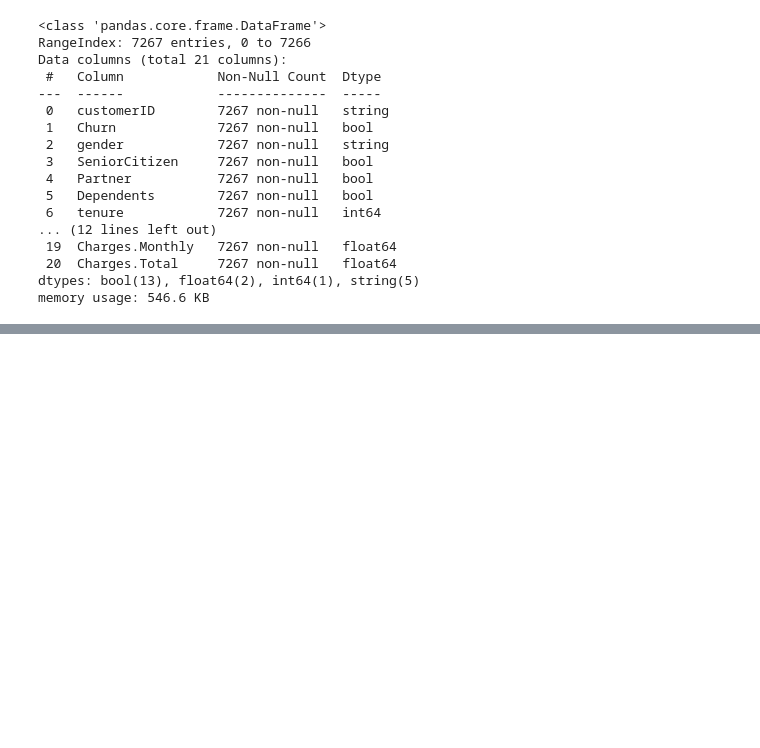
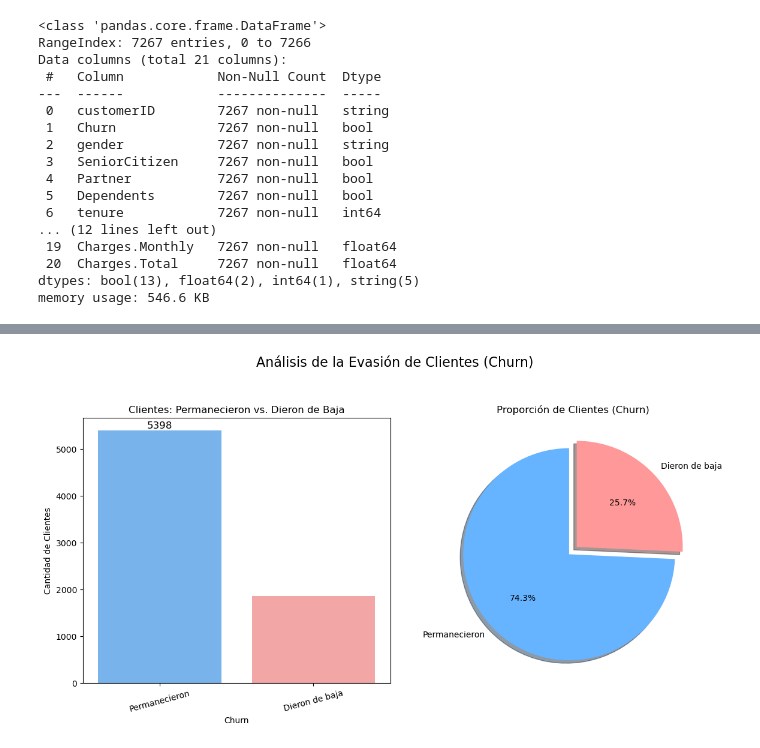
Before and after one commit to CarlitoUwU/Telecom-Challenge, a Jupyter notebook: Telecom-X.ipynb, the cells around one changed output, grey strips where cells are left out. Drawn from its saved outputs; the diff is of its cells as text; code cells hidden in the pictures; blank space fills up the shorter version.

```diff
--- a/Telecom-X.ipynb
+++ b/Telecom-X.ipynb
@@ -443,0 +464,3 @@ memory usage: 546.6 KB
+# %%
+df['Cuentas_Diarias'] = df['Charges.Monthly'] /30
+df.head()
@@ -443,0 +487,45 @@ memory usage: 546.6 KB
+# %%
+import matplotlib.pyplot as plt
+import seaborn as sns
+
+# Conteo de valores
+churn_counts = df['Churn'].value_counts()
+labels = ['Permanecieron', 'Dieron de baja']
+colors = ['#66b3ff', '#ff9999']
+
+# Crear figura con dos subplots (1 fila, 2 columnas)
+fig, axes = plt.subplots(1, 2, figsize=(12, 6))
+
+# Gráfico de barras a la izquierda
+sns.barplot(
+  x=churn_counts.index,
+  y=churn_counts.values,
+  hue=churn_counts.index,
+  ax=axes[0],
+  palette=colors,
+  legend=False
+)
+axes[0].set_xticks([0, 1])
+axes[0].set_xticklabels(labels, rotation=15)
+axes[0].set_ylabel('Cantidad de Clientes')
+axes[0].set_title('Clientes: Permanecieron vs. Dieron de Baja')
+axes[0].bar_label(axes[0].containers[0], fmt='%d', label_type='edge', fontsize=12)
+
+# Gráfico de pastel a la derecha
+axes[1].pie(
+  churn_counts,
+  labels=labels,
+  autopct='%1.1f%%',
+  startangle=90,
+  colors=colors,
+  shadow=True,
+  explode=(0.05, 0.05)
+)
+axes[1].set_title('Proporción de Clientes (Churn)')
+
+# Título general
+fig.suptitle('Análisis de la Evasión de Clientes (Churn)', fontsize=16, y=1.05)
+plt.tight_layout()
+plt.show()
+# %% [output]
+[figure, added]
```
Also changed, not shown: parts of 4 cells of this notebook.
